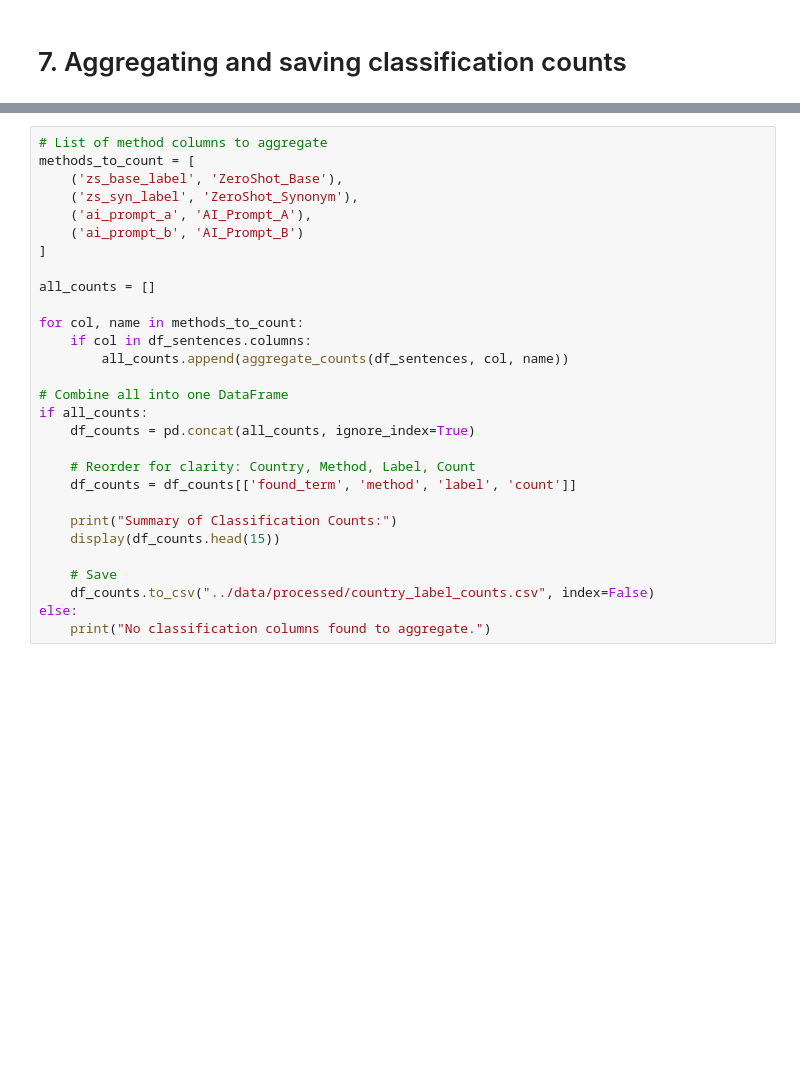
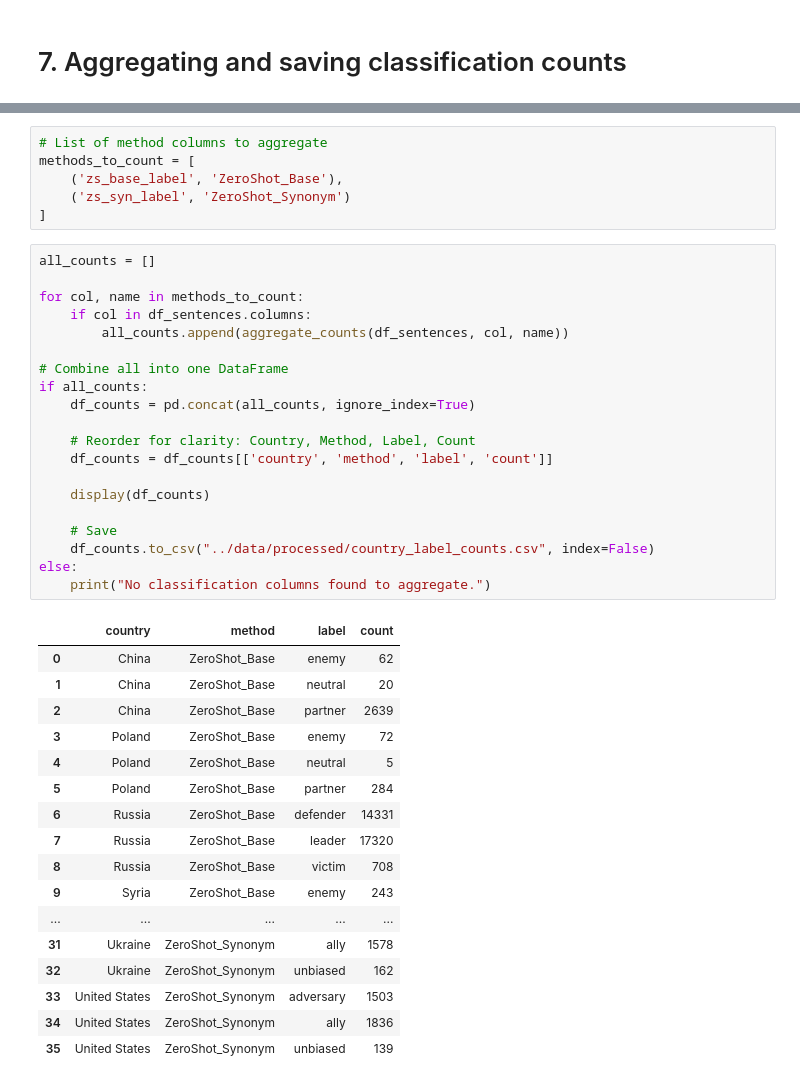
Before and after one commit to szuvarska/PutinsTalksAnalysis, a Jupyter notebook: notebooks/03b_context_classification.ipynb, the cells around one changed output, grey strips where cells are left out. Saved outputs shown, nothing was run; the diff lists cells and outputs as text; blank space fills up the shorter version.

```diff
--- a/notebooks/03b_context_classification.ipynb
+++ b/notebooks/03b_context_classification.ipynb
@@ -249,29 +405,44 @@ def aggregate_counts(df, method_col, method_name):
+# %%
+# List of method columns to aggregate
+methods_to_count = [
+    ('zs_base_label', 'ZeroShot_Base'),
+    ('zs_syn_label', 'ZeroShot_Synonym')
+]
 # %%
-# List of method columns to aggregate
-methods_to_count = [
-    ('zs_base_label', 'ZeroShot_Base'),
-    ('zs_syn_label', 'ZeroShot_Synonym'),
-    ('ai_prompt_a', 'AI_Prompt_A'),
-    ('ai_prompt_b', 'AI_Prompt_B')
-]
-
 all_counts = []
 
 for col, name in methods_to_count:
     if col in df_sentences.columns:
         all_counts.append(aggregate_counts(df_sentences, col, name))
 
 # Combine all into one DataFrame
 if all_counts:
     df_counts = pd.concat(all_counts, ignore_index=True)
 
     # Reorder for clarity: Country, Method, Label, Count
-    df_counts = df_counts[['found_term', 'method', 'label', 'count']]
+    df_counts = df_counts[['country', 'method', 'label', 'count']]
 
-    print("Summary of Classification Counts:")
-    display(df_counts.head(15))
+    display(df_counts)
 
     # Save
     df_counts.to_csv("../data/processed/country_label_counts.csv", index=False)
 else:
     print("No classification columns found to aggregate.")
+# %% [output]
+|  | country | method | label | count |
+| 0 | China | ZeroShot_Base | enemy | 62 |
+| 1 | China | ZeroShot_Base | neutral | 20 |
+| 2 | China | ZeroShot_Base | partner | 2639 |
+| 3 | Poland | ZeroShot_Base | enemy | 72 |
+| 4 | Poland | ZeroShot_Base | neutral | 5 |
+| 5 | Poland | ZeroShot_Base | partner | 284 |
+| 6 | Russia | ZeroShot_Base | defender | 14331 |
+| 7 | Russia | ZeroShot_Base | leader | 17320 |
+| 8 | Russia | ZeroShot_Base | victim | 708 |
+| 9 | Syria | ZeroShot_Base | enemy | 243 |
+| ... | ... | ... | ... | ... |
+| 31 | Ukraine | ZeroShot_Synonym | ally | 1578 |
+| 32 | Ukraine | ZeroShot_Synonym | unbiased | 162 |
+| 33 | United States | ZeroShot_Synonym | adversary | 1503 |
+| 34 | United States | ZeroShot_Synonym | ally | 1836 |
+| 35 | United States | ZeroShot_Synonym | unbiased | 139 |
```
Also changed, not shown: parts of 12 cells of this notebook, 12 other files.
